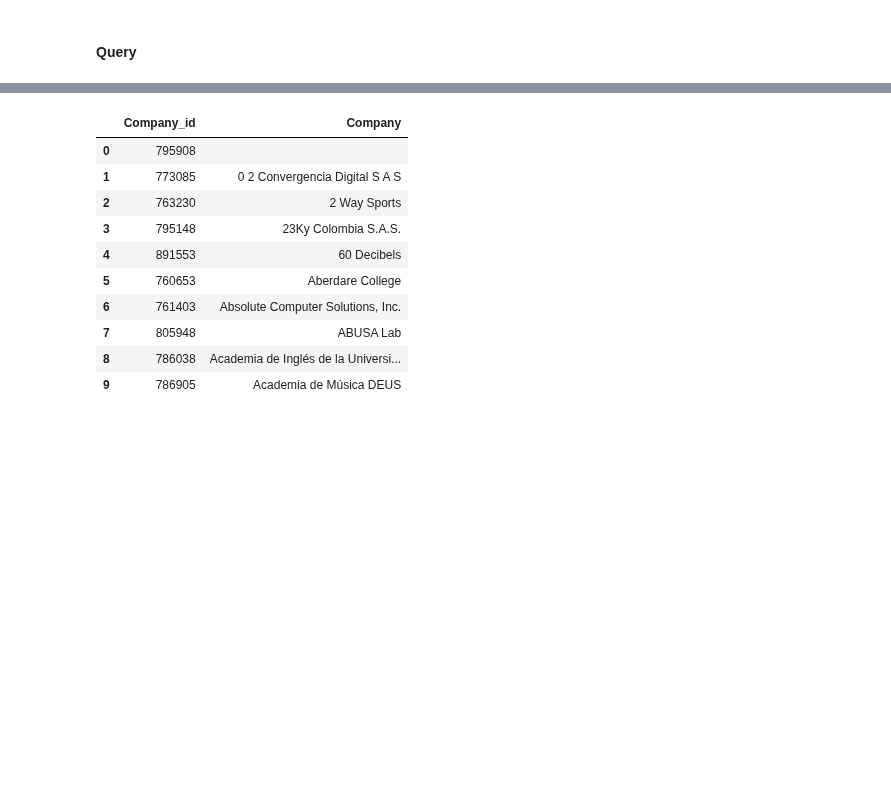
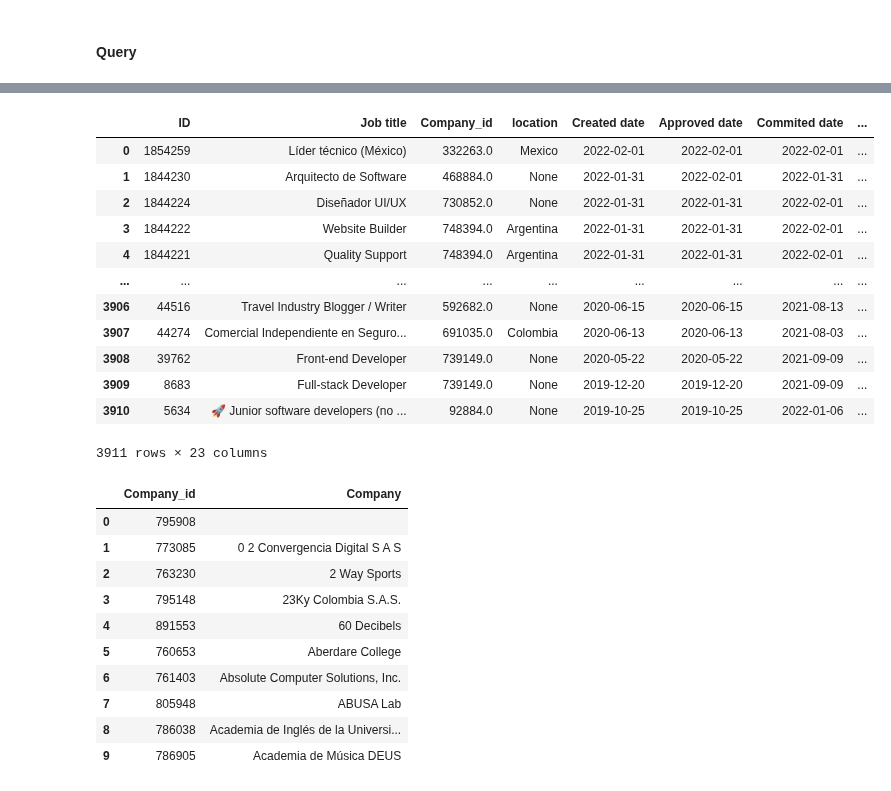
Before and after one commit to alexisnpavlik/Torre.co-Job-listing-Query, a Jupyter notebook: SONIC_Experiment_Alexis.ipynb, the cells around one changed output, grey strips where cells are left out. Cells and saved outputs as stored; diff of their text form; code cells hidden in the pictures; blank space fills up the shorter version.

```diff
--- a/SONIC_Experiment_Alexis.ipynb
+++ b/SONIC_Experiment_Alexis.ipynb
@@ -62,3 +62,5 @@ Resolving deltas: 100% (141/141), done.
 # %%
-main_df = pd.DataFrame(gallifrey.discovery.execute_query(main_query))
+start_time=time.time()
+main = pd.DataFrame(gallifrey.discovery.execute_query(main_query))
 organizations_df = pd.DataFrame(gallifrey.solar.execute_query(organizations_query))
+print('Tiempo de ejecución:',time.time()-start_time,'s')
@@ -79,3 +69,20 @@ main_df.head(10)
+# %%
+main_df = main.copy(deep=True)
+main_df
+# %% [output]
+|  | ID | Job title | Company_id | location | Created date | Approved date | Commited date | ... |
+| 0 | 1854259 | Líder técnico (México) | 332263.0 | Mexico | 2022-02-01 | 2022-02-01 | 2022-02-01 | ... |
+| 1 | 1844230 | Arquitecto de Software | 468884.0 | None | 2022-01-31 | 2022-02-01 | 2022-01-31 | ... |
+| 2 | 1844224 | Diseñador UI/UX | 730852.0 | None | 2022-01-31 | 2022-01-31 | 2022-02-01 | ... |
+| 3 | 1844222 | Website Builder | 748394.0 | Argentina | 2022-01-31 | 2022-01-31 | 2022-02-01 | ... |
+| 4 | 1844221 | Quality Support | 748394.0 | Argentina | 2022-01-31 | 2022-01-31 | 2022-02-01 | ... |
+| ... | ... | ... | ... | ... | ... | ... | ... | ... |
+| 3906 | 44516 | Travel Industry Blogger / Writer | 592682.0 | None | 2020-06-15 | 2020-06-15 | 2021-08-13 | ... |
+| 3907 | 44274 | Comercial Independiente en Seguro... | 691035.0 | Colombia | 2020-06-13 | 2020-06-13 | 2021-08-03 | ... |
+| 3908 | 39762 | Front-end Developer | 739149.0 | None | 2020-05-22 | 2020-05-22 | 2021-09-09 | ... |
+| 3909 | 8683 | Full-stack Developer | 739149.0 | None | 2019-12-20 | 2019-12-20 | 2021-09-09 | ... |
+| 3910 | 5634 | 🚀 Junior software developers (no ... | 92884.0 | None | 2019-10-25 | 2019-10-25 | 2022-01-06 | ... |
+3911 rows × 23 columns
 # %%
 organizations_df.head(10)
 # %% [output]
```
Also changed, not shown: parts of 6 cells of this notebook.
